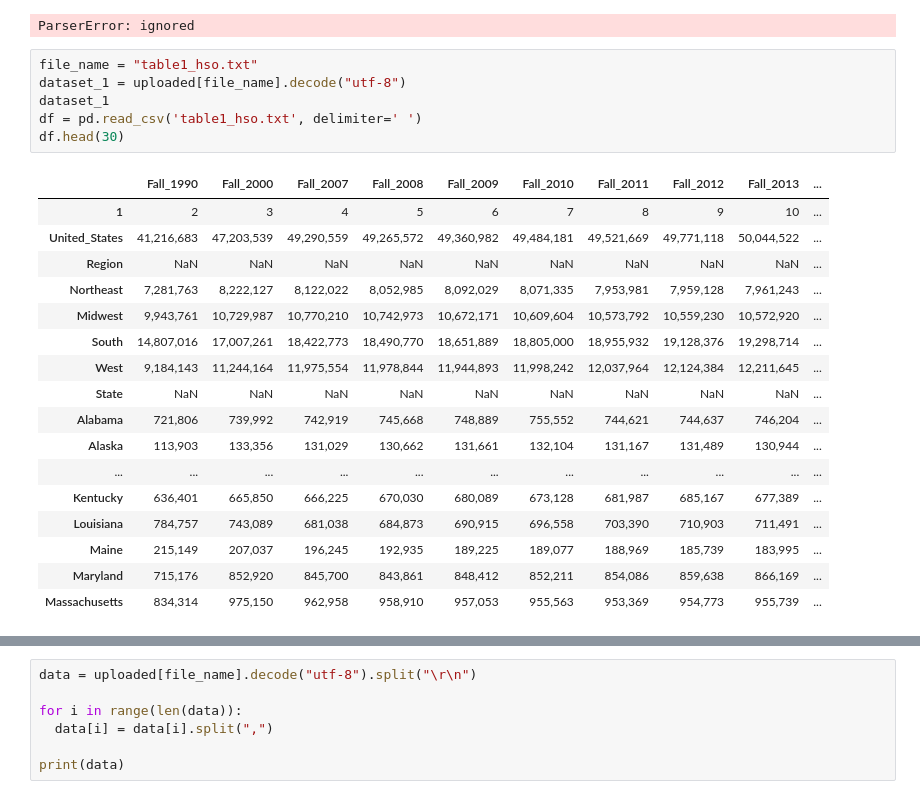
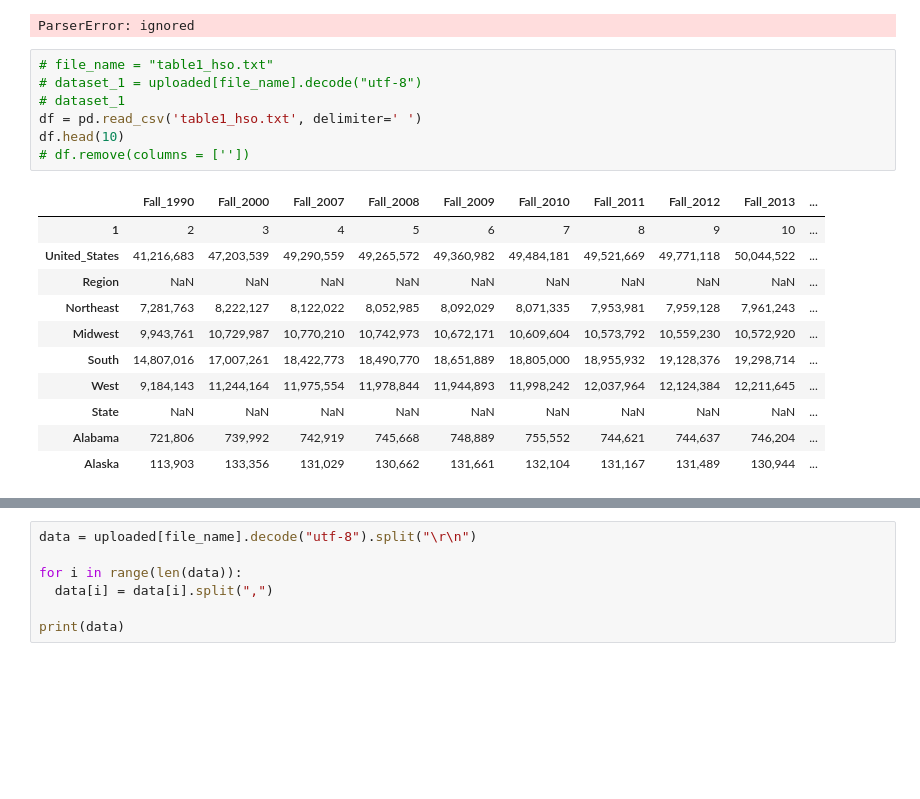
Before and after one commit to Arush0113/ArushTensorflowRepo, a Jupyter notebook: HSO_project.ipynb, the cells around one changed output, grey strips where cells are left out. Cells and saved outputs as stored; diff of their text form; blank space fills up the shorter version.

```diff
--- a/HSO_project.ipynb
+++ b/HSO_project.ipynb
@@ -19,26 +18,21 @@ dataframe1.to_csv('table1_hso.csv',
 # %% [output]
 ParserError: ignored
 # %%
-file_name = "table1_hso.txt"
-dataset_1 = uploaded[file_name].decode("utf-8")
-dataset_1
+# file_name = "table1_hso.txt"
+# dataset_1 = uploaded[file_name].decode("utf-8")
+# dataset_1
 df = pd.read_csv('table1_hso.txt', delimiter=' ')
-df.head(30)
+df.head(10)
+# df.remove(columns = [''])
 # %% [output]
 |  | Fall_1990 | Fall_2000 | Fall_2007 | Fall_2008 | Fall_2009 | Fall_2010 | Fall_2011 | Fall_2012 | Fall_2013 | ... |
 | 1 | 2 | 3 | 4 | 5 | 6 | 7 | 8 | 9 | 10 | ... |
 | United_States | 41,216,683 | 47,203,539 | 49,290,559 | 49,265,572 | 49,360,982 | 49,484,181 | 49,521,669 | 49,771,118 | 50,044,522 | ... |
 | Region | NaN | NaN | NaN | NaN | NaN | NaN | NaN | NaN | NaN | ... |
 | Northeast | 7,281,763 | 8,222,127 | 8,122,022 | 8,052,985 | 8,092,029 | 8,071,335 | 7,953,981 | 7,959,128 | 7,961,243 | ... |
 | Midwest | 9,943,761 | 10,729,987 | 10,770,210 | 10,742,973 | 10,672,171 | 10,609,604 | 10,573,792 | 10,559,230 | 10,572,920 | ... |
 | South | 14,807,016 | 17,007,261 | 18,422,773 | 18,490,770 | 18,651,889 | 18,805,000 | 18,955,932 | 19,128,376 | 19,298,714 | ... |
 | West | 9,184,143 | 11,244,164 | 11,975,554 | 11,978,844 | 11,944,893 | 11,998,242 | 12,037,964 | 12,124,384 | 12,211,645 | ... |
 | State | NaN | NaN | NaN | NaN | NaN | NaN | NaN | NaN | NaN | ... |
 | Alabama | 721,806 | 739,992 | 742,919 | 745,668 | 748,889 | 755,552 | 744,621 | 744,637 | 746,204 | ... |
 | Alaska | 113,903 | 133,356 | 131,029 | 130,662 | 131,661 | 132,104 | 131,167 | 131,489 | 130,944 | ... |
-| ... | ... | ... | ... | ... | ... | ... | ... | ... | ... | ... |
-| Kentucky | 636,401 | 665,850 | 666,225 | 670,030 | 680,089 | 673,128 | 681,987 | 685,167 | 677,389 | ... |
-| Louisiana | 784,757 | 743,089 | 681,038 | 684,873 | 690,915 | 696,558 | 703,390 | 710,903 | 711,491 | ... |
-| Maine | 215,149 | 207,037 | 196,245 | 192,935 | 189,225 | 189,077 | 188,969 | 185,739 | 183,995 | ... |
-| Maryland | 715,176 | 852,920 | 845,700 | 843,861 | 848,412 | 852,211 | 854,086 | 859,638 | 866,169 | ... |
-| Massachusetts | 834,314 | 975,150 | 962,958 | 958,910 | 957,053 | 955,563 | 953,369 | 954,773 | 955,739 | ... |
```
Also changed, not shown: parts of 2 cells of this notebook.
